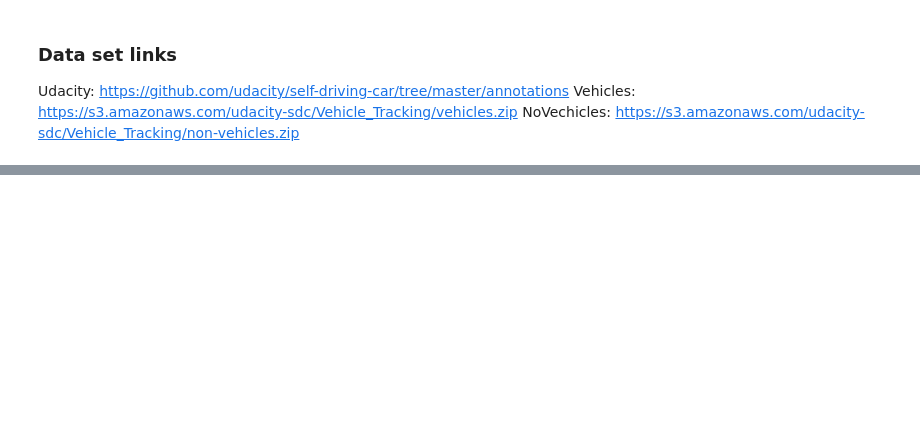
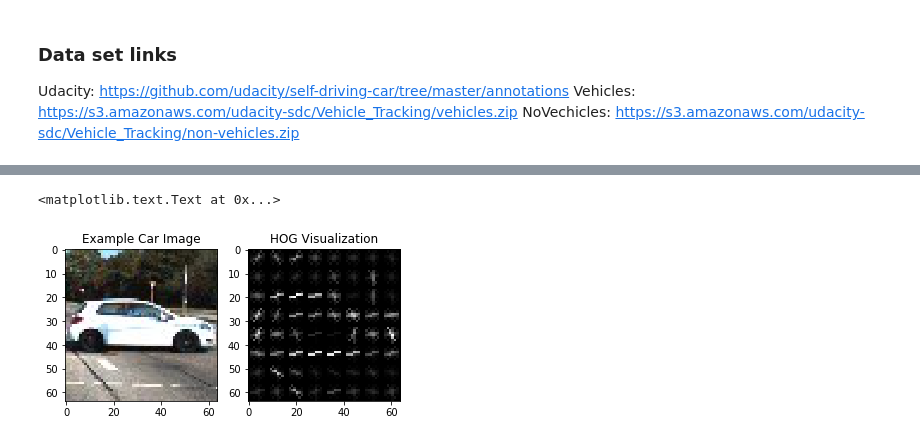
Before and after one commit to jagkin/CarND-Vehicle-Detection, a Jupyter notebook: CarDetection.ipynb, the cells around one changed output, grey strips where cells are left out. Saved outputs shown, nothing was run; the diff lists cells and outputs as text; code cells hidden in the pictures; blank space fills up the shorter version.

```diff
--- a/CarDetection.ipynb
+++ b/CarDetection.ipynb
@@ -136,0 +175,45 @@ def gen_fibonacci(start=0, num=10):
+# %%
+from skimage.feature import hog
+def get_hog_features(img, orient, pix_per_cell, cell_per_block, vis=True,
+                     feature_vec=True):
+
+    """
+    Function accepts params and returns HOG features (optionally flattened) and an optional matrix for
+    visualization. Features will always be the first return (flattened if feature_vector= True).
+    A visualization matrix will be the second return if visualize = True.
+    """
+
+    return_list = hog(img, orientations=orient, pixels_per_cell=(pix_per_cell, pix_per_cell),
+                                  cells_per_block=(cell_per_block, cell_per_block),
+                                  block_norm= 'L2-Hys', transform_sqrt=False,
+                                  visualise= vis, feature_vector= feature_vec)
+
+    # name returns explicitly
+    hog_features = return_list[0]
+    if vis:
+        hog_image = return_list[1]
+        return hog_features, hog_image
+    else:
+        return hog_features
+# %%
+# Read in the image
+image = mpimg.imread(cars[car_ind])
+gray = cv2.cvtColor(image, cv2.COLOR_RGB2GRAY)
+
+# Call our function with vis=True to see an image output
+features, hog_image = get_hog_features(gray, orient= 9,
+                        pix_per_cell= 8, cell_per_block= 2,
+                        vis=True, feature_vec=False)
+
+
+# Plot the examples
+fig = plt.figure()
+plt.subplot(121)
+plt.imshow(image, cmap='gray')
+plt.title('Example Car Image')
+plt.subplot(122)
+plt.imshow(hog_image, cmap='gray')
+plt.title('HOG Visualization')
+# %% [output]
+<matplotlib.text.Text at 0x...>
+[figure, added]
```
Also changed, not shown: parts of 9 cells of this notebook.
